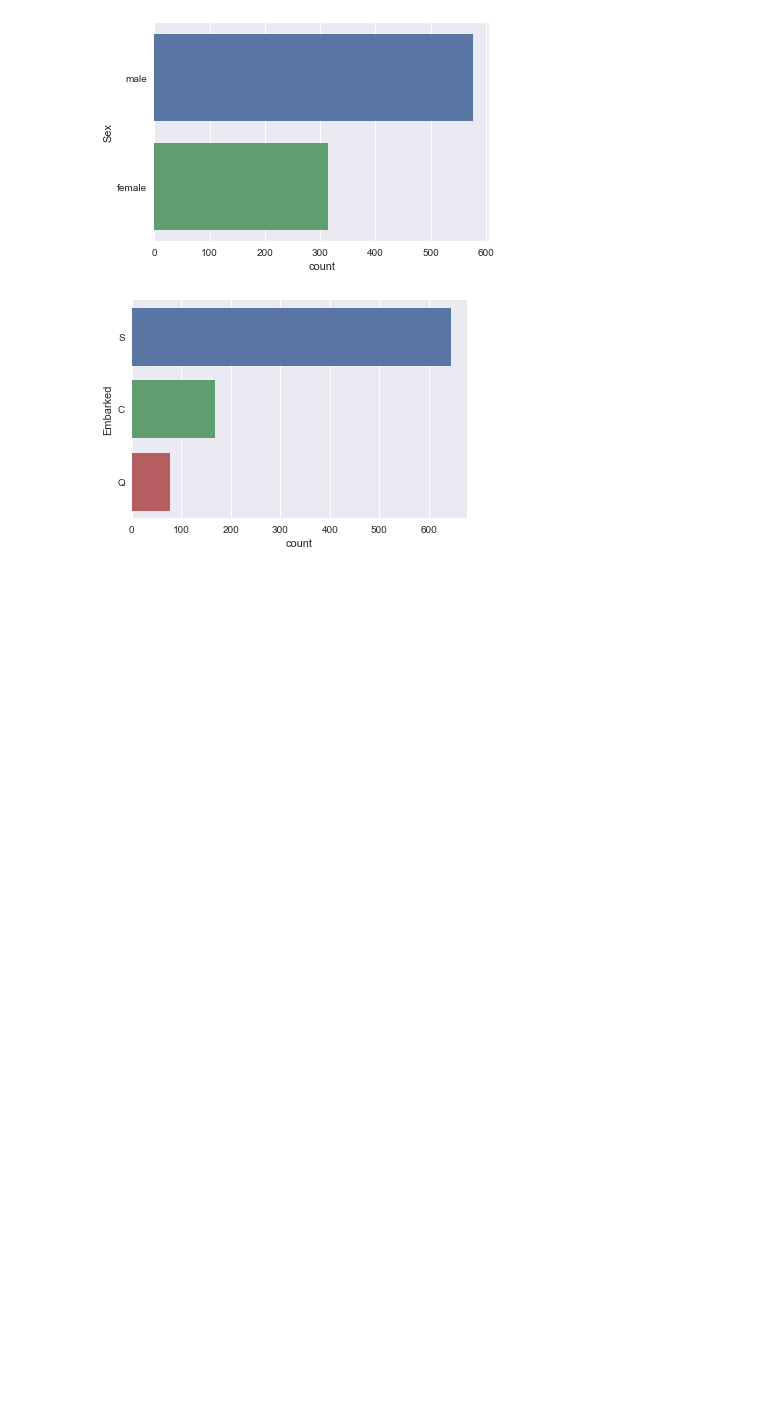
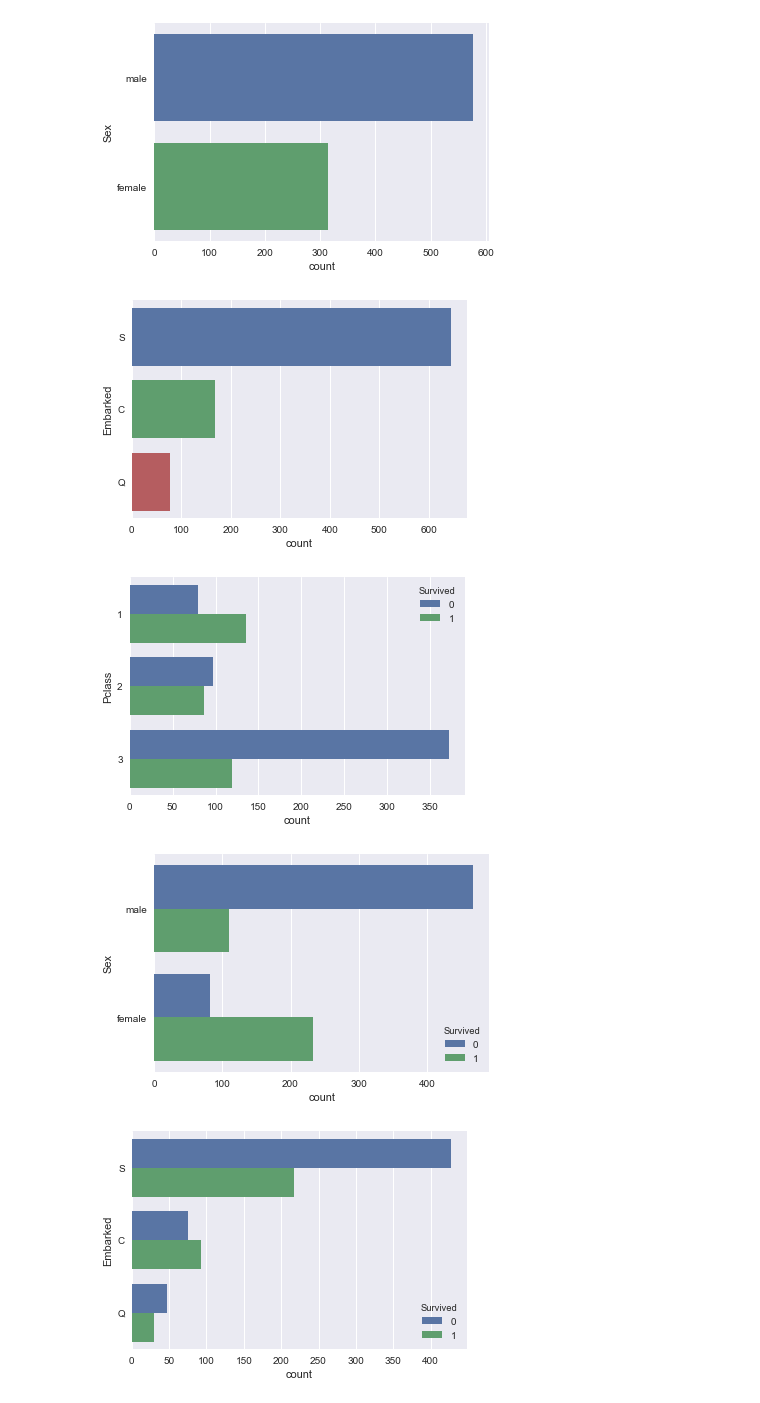
Before and after one commit to HKuz/Titanic, a Jupyter notebook: AnalysisNotebook.ipynb, the cells around one changed output. Saved outputs shown, nothing was run; the diff lists cells and outputs as text; code cells hidden in the pictures; blank space fills up the shorter version.

Commit message:
Add visualizations

```diff
--- a/AnalysisNotebook.ipynb
+++ b/AnalysisNotebook.ipynb
@@ -141,3 +141,12 @@ for col in ['Sex', 'Embarked']:
 # %% [output]
 [figure]
 [figure]
+# %%
+# Segmentations of features against survival
+for col in ['Pclass', 'Sex', 'Embarked']:
+    sns.countplot(y=col, hue='Survived', data=data)
+    plt.show()
+# %% [output]
+[figure, added]
+[figure, added]
+[figure, added]
```
Also changed, not shown: parts of 1 cell of this notebook.
